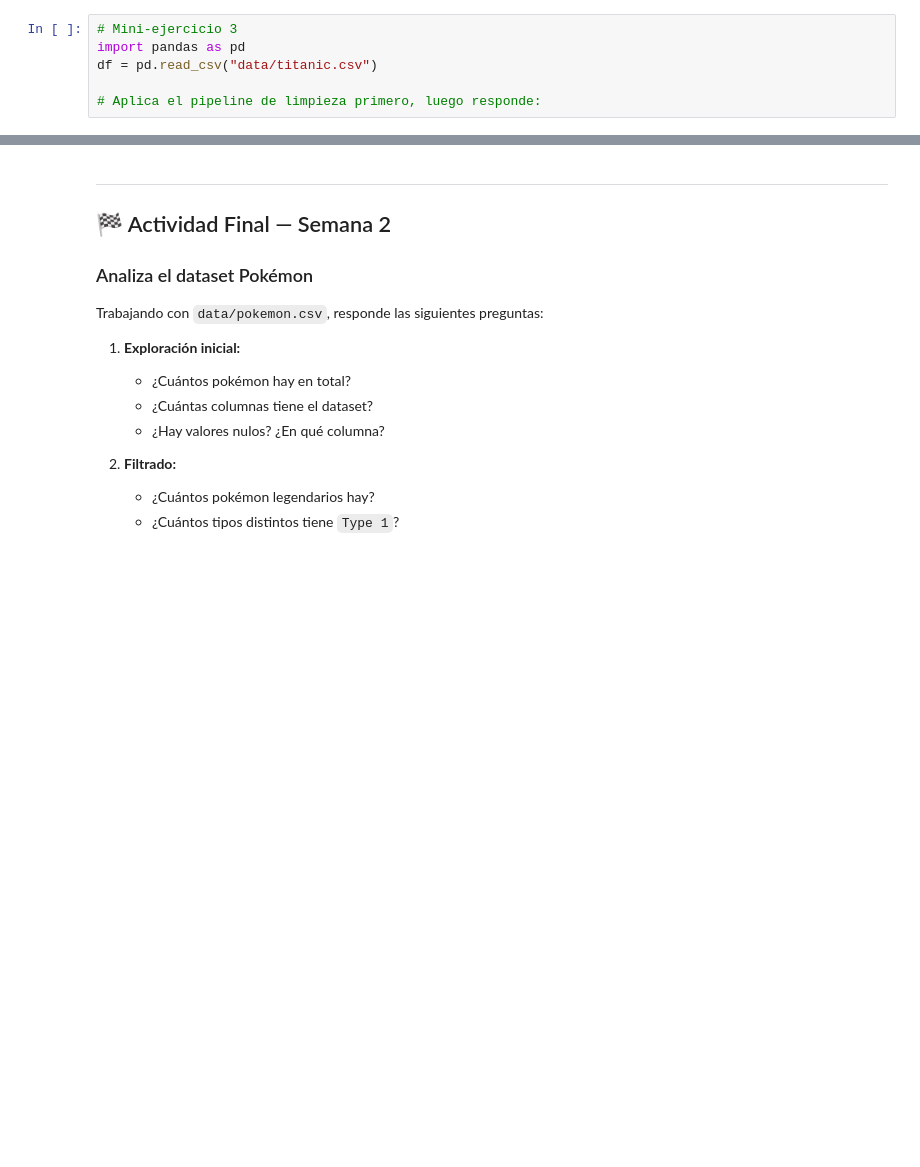
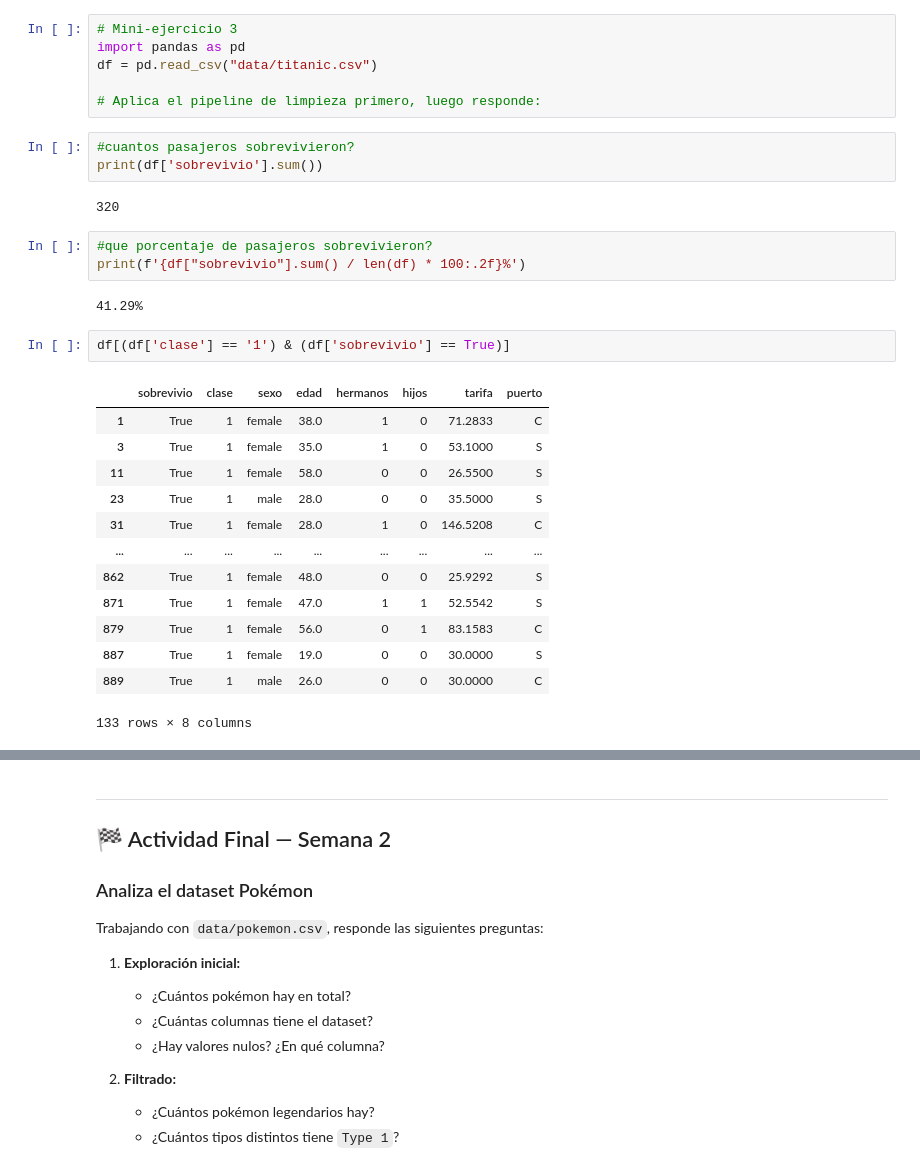
Before and after one commit to jrcantero/Bootcamp-Data-Science, a Jupyter notebook: 2-Pandas.ipynb, the cells around one changed output, grey strips where cells are left out. Drawn from its saved outputs; the diff is of its cells as text; blank space fills up the shorter version.

```diff
--- a/2-Pandas.ipynb
+++ b/2-Pandas.ipynb
@@ -854,3 +980,29 @@ import pandas as pd
 df = pd.read_csv("data/titanic.csv")
 
 # Aplica el pipeline de limpieza primero, luego responde:
+# %%
+#cuantos pasajeros sobrevivieron?
+print(df['sobrevivio'].sum())
+# %% [output]
+320
+# %%
+#que porcentaje de pasajeros sobrevivieron?
+print(f'{df["sobrevivio"].sum() / len(df) * 100:.2f}%')
+# %% [output]
+41.29%
+# %%
+df[(df['clase'] == '1') & (df['sobrevivio'] == True)]
+# %% [output]
+|  | sobrevivio | clase | sexo | edad | hermanos | hijos | tarifa | puerto |
+| 1 | True | 1 | female | 38.0 | 1 | 0 | 71.2833 | C |
+| 3 | True | 1 | female | 35.0 | 1 | 0 | 53.1000 | S |
+| 11 | True | 1 | female | 58.0 | 0 | 0 | 26.5500 | S |
+| 23 | True | 1 | male | 28.0 | 0 | 0 | 35.5000 | S |
+| 31 | True | 1 | female | 28.0 | 1 | 0 | 146.5208 | C |
+| ... | ... | ... | ... | ... | ... | ... | ... | ... |
+| 862 | True | 1 | female | 48.0 | 0 | 0 | 25.9292 | S |
+| 871 | True | 1 | female | 47.0 | 1 | 1 | 52.5542 | S |
+| 879 | True | 1 | female | 56.0 | 0 | 1 | 83.1583 | C |
+| 887 | True | 1 | female | 19.0 | 0 | 0 | 30.0000 | S |
+| 889 | True | 1 | male | 26.0 | 0 | 0 | 30.0000 | C |
+133 rows × 8 columns
```
Also changed, not shown: parts of 14 cells of this notebook, 39 other files.
